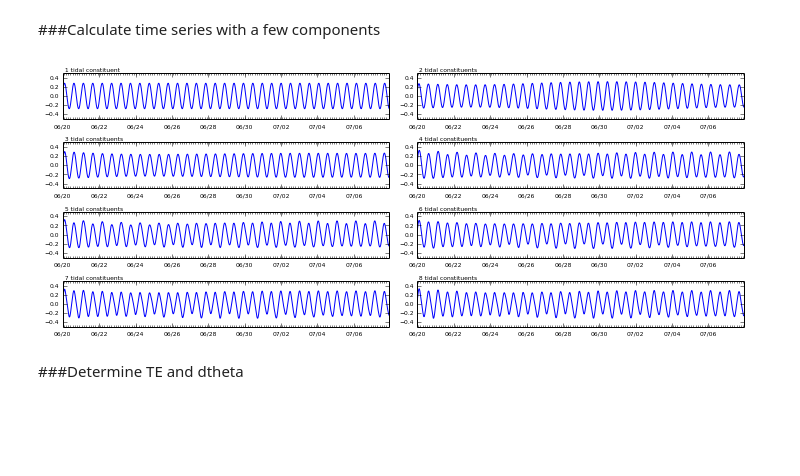
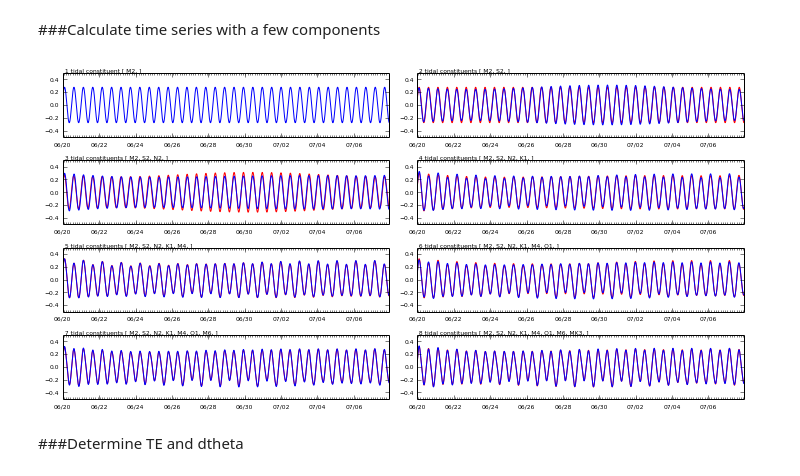
Before and after one commit to jdhughes-usgs/IPyNB, a Jupyter notebook: Tidal/FerrisTidalDataAnalysis_DE.ipynb, the cells around one changed output. Saved outputs shown, nothing was run; the diff lists cells and outputs as text; code cells hidden in the pictures; blank space fills up the shorter version.

Commit message:
Harmonic figure revisions

```diff
--- a/Tidal/FerrisTidalDataAnalysis_DE.ipynb
+++ b/Tidal/FerrisTidalDataAnalysis_DE.ipynb
@@ -330,40 +330,50 @@ tide
 # %%
 nprow = 4
 npcol = 2
-heightp = float(nprow) * 1.
+heightp = float(nprow) * 1.25
 #--process each groundwater file
 fighc, ax_all = pyplot.subplots(nrows=nprow, ncols=npcol, figsize=(10., heightp), dpi=300, facecolor='w', edgecolor='k')
 fighc.tight_layout()
 
 pt = calculate_t(time_all)
+
+vr0 = None
 
 # calculate simulated tidal value
 for irow in xrange(nprow):
     for jcol in xrange(npcol):
         ispecies = irow * npcol + jcol
         harmonic_results = []
         for jdx in xrange(ispecies+1):
             c, period= species[jdx]
             harmonic_results.append([c, period, tide_alpha[jdx], tide_theta[jdx], 1.0, 0.0])
         vr = create_signal(harmonic_results,pt)
 
         # plot the results
         ctxt = '{0:2d} tidal constituent'.format(ispecies+1)
         if ispecies > 0:
             ctxt = '{0}s'.format(ctxt)
+        ctxt = '{0} ['.format(ctxt)
+        for [tc, tp, ta, tt, t1, t2] in harmonic_results:
+            ctxt = '{0} {1},'.format(ctxt, tc)
+        ctxt = '{0} ]'.format(ctxt)
         ax = ax_all[irow, jcol]
+        if vr0 is not None:
+            ax.plot(time_all, vr0, linewidth=1.0, color='red')
         ax.plot(time_all, vr, linewidth=1.0, color='blue')
         ax.text(0.0, 1.01, ctxt, ha='left', va='bottom', size=6, transform=ax.transAxes)
         set_daysFmt(ax)
         ax.set_ylim(-0.5,0.5)
         set_daysFmt(ax)
+        # save results
+        vr0 = np.copy(vr)
         #if irow+1 < nprow:
         #    ax.get_xaxis().set_ticks([])
 
 fighc.savefig(os.path.join('Figures','DE_HarmonicConstituents.png'), dpi=300)
 show()
 # %% [output]
-[figure, old version]
+[figure, new version]
 # %% [markdown]
 ###Determine TE and dtheta
 # %%
```
Also changed, not shown: parts of 3 cells of this notebook, 2 other files.
